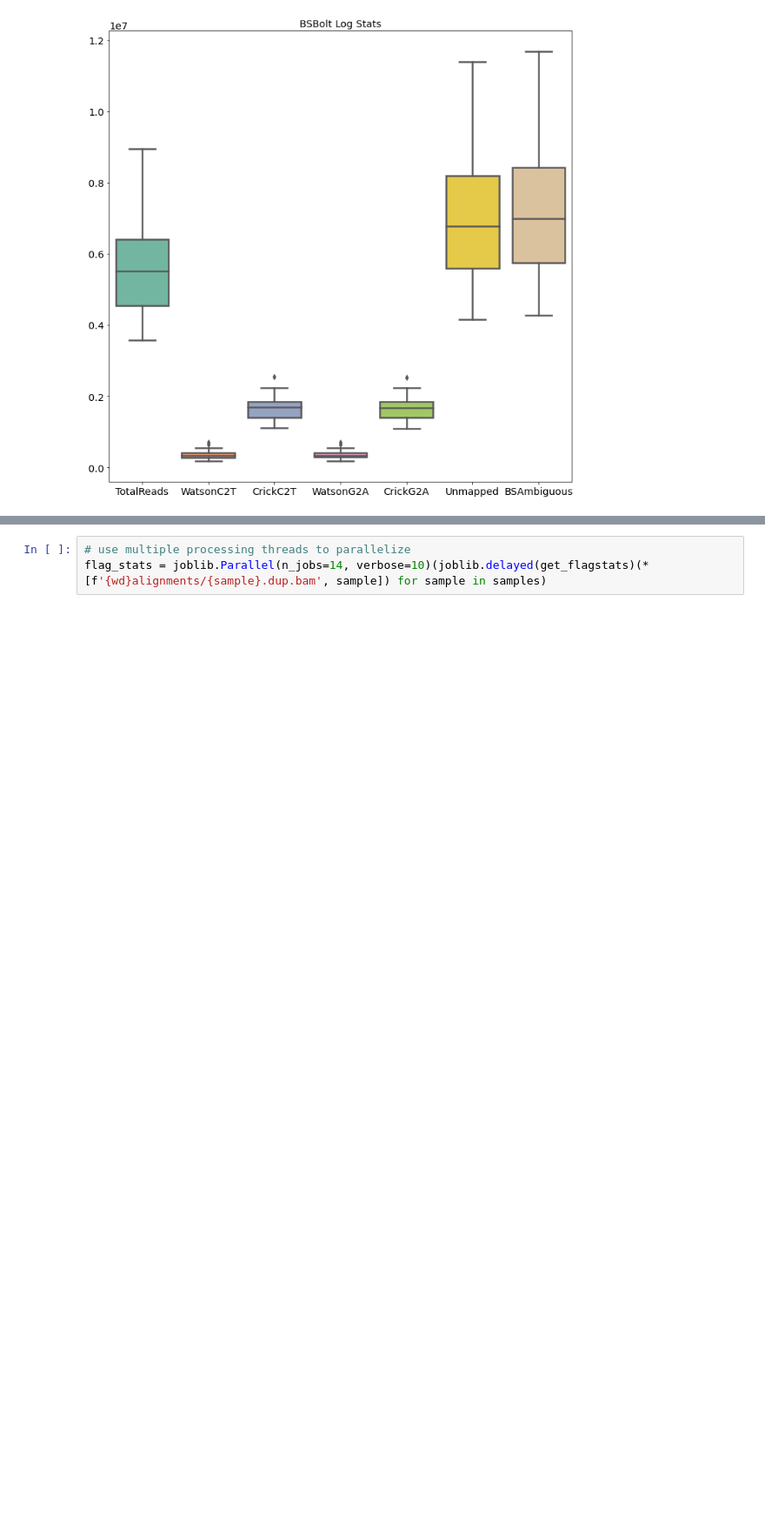
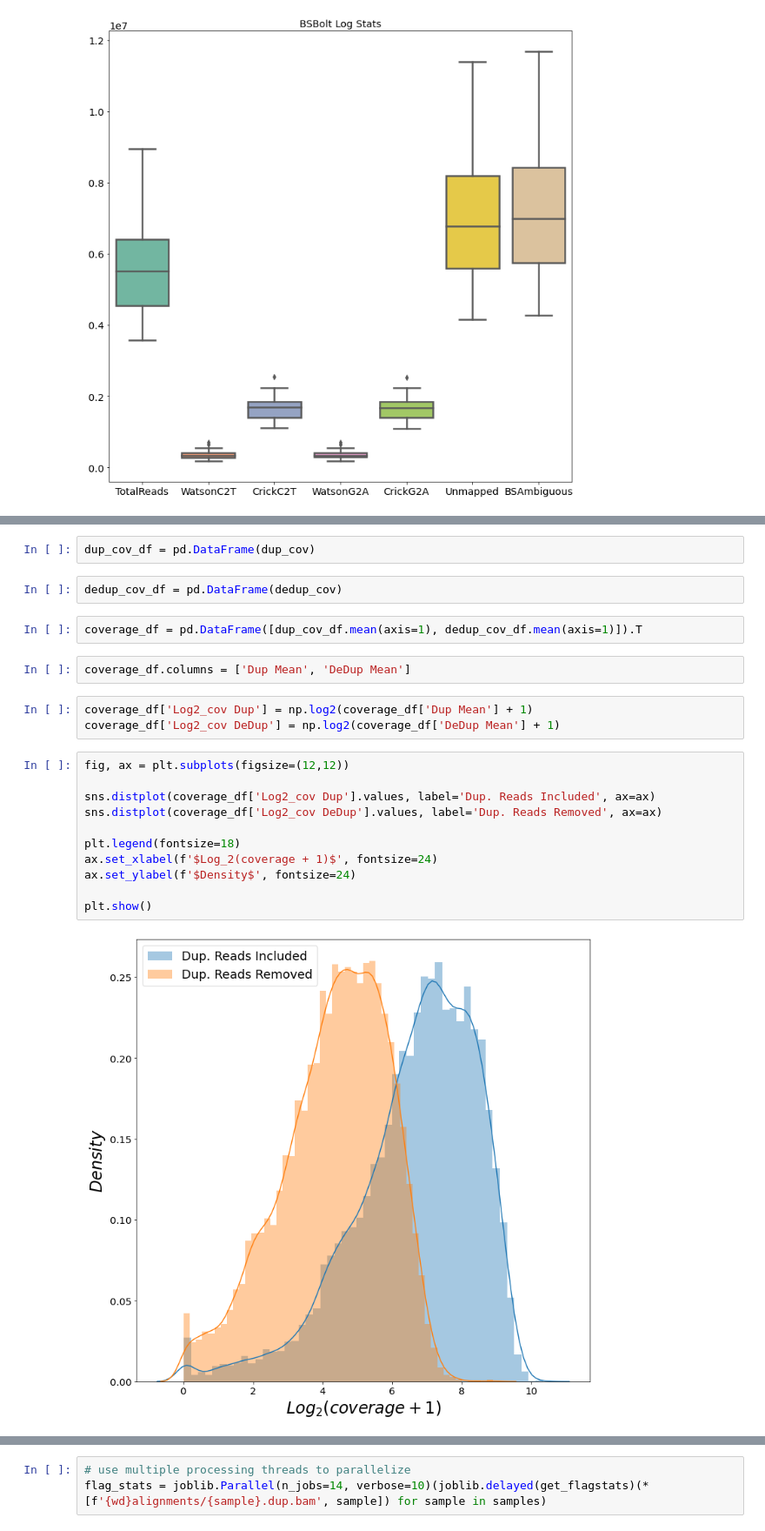
Before and after one commit to NuttyLogic/MethodsTBS, a Jupyter notebook: BisulfiteSequencingAlignmentQC.ipynb, the cells around one changed output, grey strips where cells are left out. Shown: that part at 87% size. Saved outputs shown, nothing was run; the diff lists cells and outputs as text; blank space fills up the shorter version.

```diff
--- a/BisulfiteSequencingAlignmentQC.ipynb
+++ b/BisulfiteSequencingAlignmentQC.ipynb
@@ -91,0 +145,24 @@ plt.show()
+# %%
+dup_cov_df = pd.DataFrame(dup_cov)
+# %%
+dedup_cov_df = pd.DataFrame(dedup_cov)
+# %%
+coverage_df = pd.DataFrame([dup_cov_df.mean(axis=1), dedup_cov_df.mean(axis=1)]).T
+# %%
+coverage_df.columns = ['Dup Mean', 'DeDup Mean']
+# %%
+coverage_df['Log2_cov Dup'] = np.log2(coverage_df['Dup Mean'] + 1)
+coverage_df['Log2_cov DeDup'] = np.log2(coverage_df['DeDup Mean'] + 1)
+# %%
+fig, ax = plt.subplots(figsize=(12,12))
+
+sns.distplot(coverage_df['Log2_cov Dup'].values, label='Dup. Reads Included', ax=ax)
+sns.distplot(coverage_df['Log2_cov DeDup'].values, label='Dup. Reads Removed', ax=ax)
+
+plt.legend(fontsize=18)
+ax.set_xlabel(f'$Log_2(coverage + 1)$', fontsize=24)
+ax.set_ylabel(f'$Density$', fontsize=24)
+
+plt.show()
+# %% [output]
+[figure, added]
```
Also changed, not shown: parts of 13 cells of this notebook, 5 other files.
